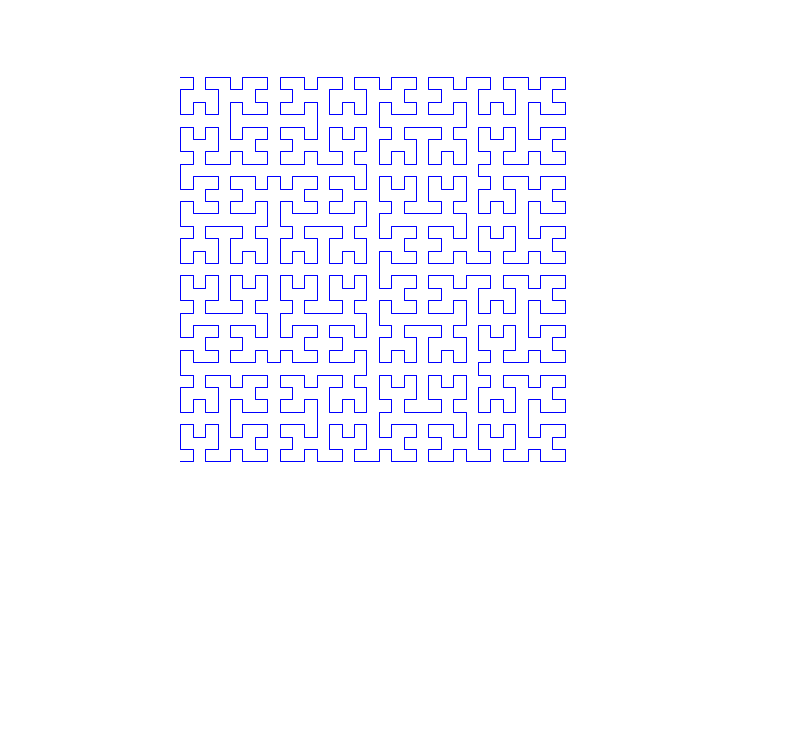
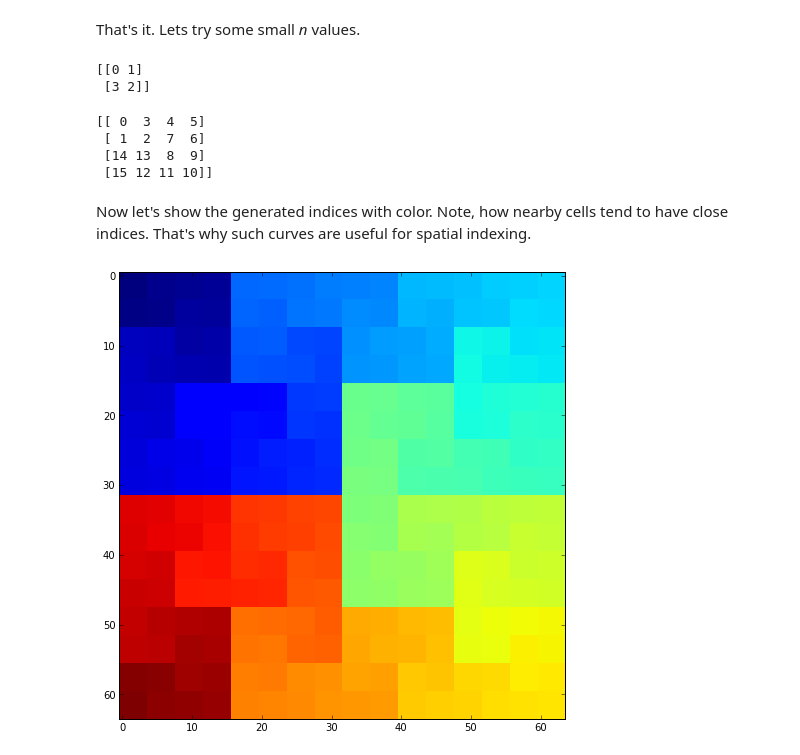
Before and after one commit to znah/notebooks, a Jupyter notebook: hilbert_curve.ipynb, the cells around one changed output. Drawn from its saved outputs; the diff is of its cells as text; code cells hidden in the pictures; blank space fills up the shorter version.

Commit message:
AMF works! hilbert writing

```diff
--- a/hilbert_curve.ipynb
+++ b/hilbert_curve.ipynb
@@ -3,10 +12,15 @@ Recently I wanted to
 # %%
 def hilbert_curve(n):
+    ''' Generate Hilbert curve indexing for (n, n) array. 'n' must be a power of two. '''
+    # recursion base
     if n == 1:
         return zeros((1, 1), int32)
+    # make (n/2, n/2) index
     t = hilbert_curve(n//2)
+    # flip it four times and add index offsets
     a = flipud(rot90(t))
     b = t + t.size
     c = t + t.size*2
     d = flipud(rot90(t, -1)) + t.size*3
+    # and stack four tiles into resulting array
     return vstack(map(hstack, [[a, b], [d, c]]))
@@ -17,14 +27,20 @@ a = hilbert_curve(n)
-# %%
-y, x = indices(a.shape)
-ar = a.ravel()
-x1 = np.zeros_like(ar)
-y1 = np.zeros_like(ar)
-x1[ar] = x.ravel()
-y1[ar] = y.ravel()
-
-plot(x1, y1)
-axis('equal')
-ylim(ymin=-1)
-_=axis('off')
-# %% [output]
-[figure, removed]
+# %% [markdown]
+That's it. Lets try some small *n* values.
+# %%
+print hilbert_curve(2)
+# %% [output]
+[[0 1]
+ [3 2]]
+# %%
+print hilbert_curve(4)
+# %% [output]
+[[ 0  3  4  5]
+ [ 1  2  7  6]
+ [14 13  8  9]
+ [15 12 11 10]]
+# %% [markdown]
+Now let's show the generated indices with color. Note, how nearby cells tend to have close indices. That's why such curves are useful for spatial indexing.
+# %%
+_=imshow(hilbert_curve(64), interpolation='nearest')
+# %% [output]
+[figure, added]
```
Also changed, not shown: parts of 8 cells of this notebook, 1 other file.
